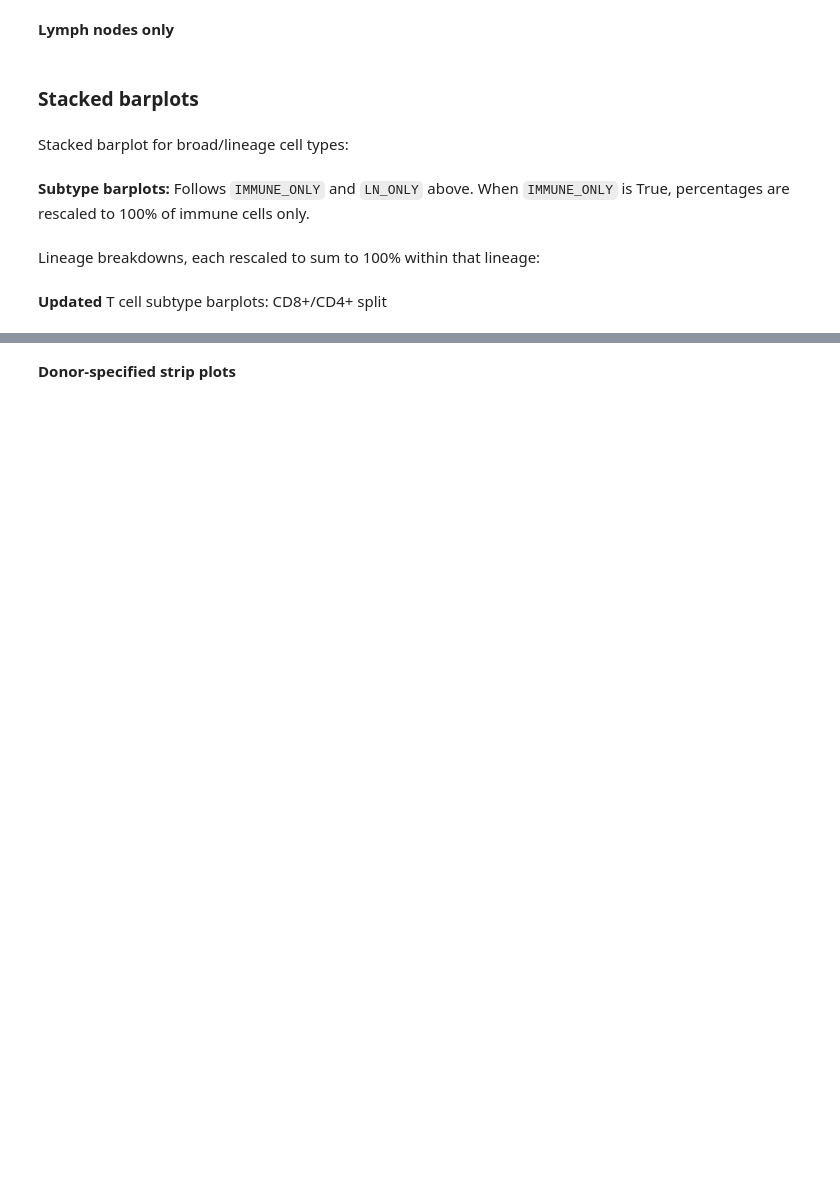
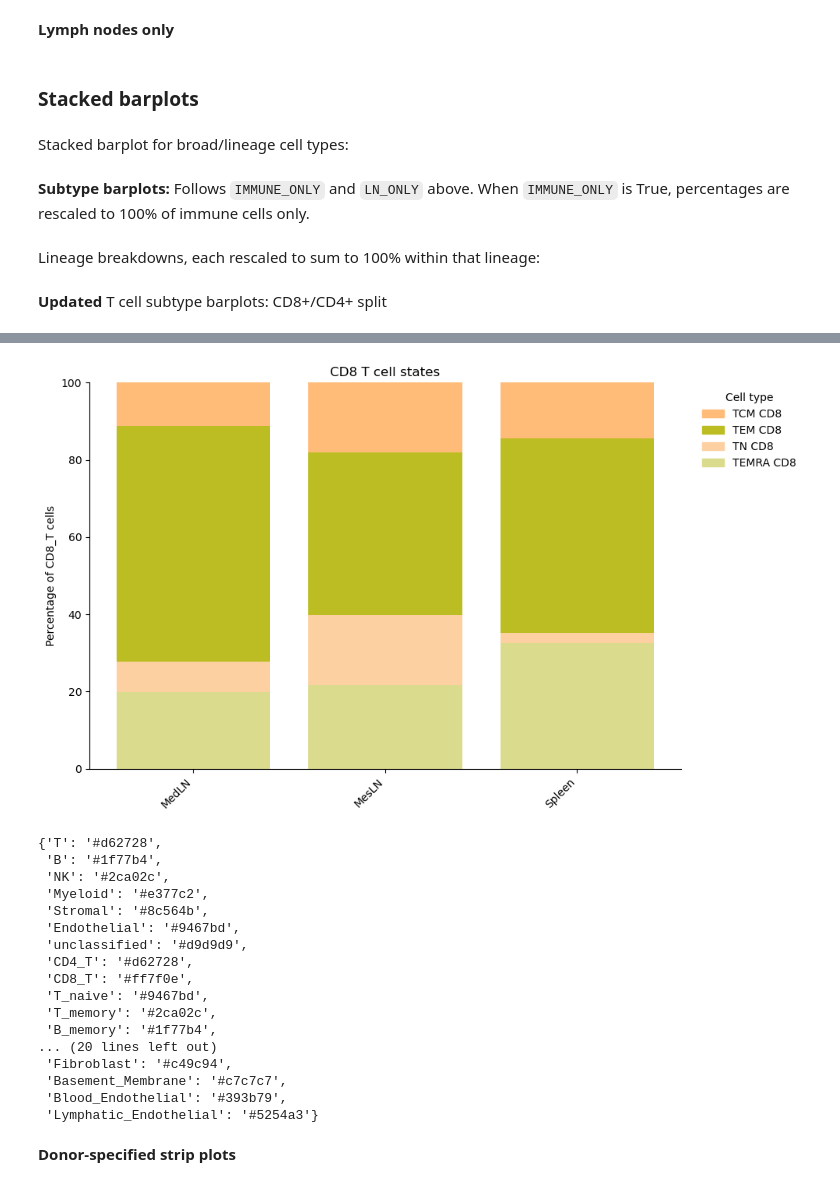
Before and after one commit to EmmyRamsesBerg/IHOPE_SpatialProteomics, a Jupyter notebook: notebooks/Sample_comparison_IHOPE.ipynb, the cells around one changed output, grey strips where cells are left out. Cells and saved outputs as stored; diff of their text form; code cells hidden in the pictures; blank space fills up the shorter version.

```diff
--- a/notebooks/Sample_comparison_IHOPE.ipynb
+++ b/notebooks/Sample_comparison_IHOPE.ipynb
@@ -716,13 +824,34 @@ plot_celltype_stacked_barplot(
 # %%
 plot_celltype_stacked_barplot(
     df,
     levels=["subtype"],
     x="tissue",
     lineage_subset="CD8_T",
     lineage_subsets=lineage_subsets,
     title="CD8 T cell states",
     tissue_order=tissue_order,
+    celltype_order=["TEMRA_CD8", "TN_CD8", "TEM_CD8", "TCM_CD8"],
+    palette=celltype_colors,
 )
+# %% [output]
+[figure, added]
+{'T': '#d62728',
+ 'B': '#1f77b4',
+ 'NK': '#2ca02c',
+ 'Myeloid': '#e377c2',
+ 'Stromal': '#8c564b',
+ 'Endothelial': '#9467bd',
+ 'unclassified': '#d9d9d9',
+ 'CD4_T': '#d62728',
+ 'CD8_T': '#ff7f0e',
+ 'T_naive': '#9467bd',
+ 'T_memory': '#2ca02c',
+ 'B_memory': '#1f77b4',
+... (20 lines left out)
+ 'Fibroblast': '#c49c94',
+ 'Basement_Membrane': '#c7c7c7',
+ 'Blood_Endothelial': '#393b79',
+ 'Lymphatic_Endothelial': '#5254a3'}
 # %% [markdown]
 **Donor-specified strip plots**
 # %%
```
Also changed, not shown: parts of 9 cells of this notebook, 5 other files.
